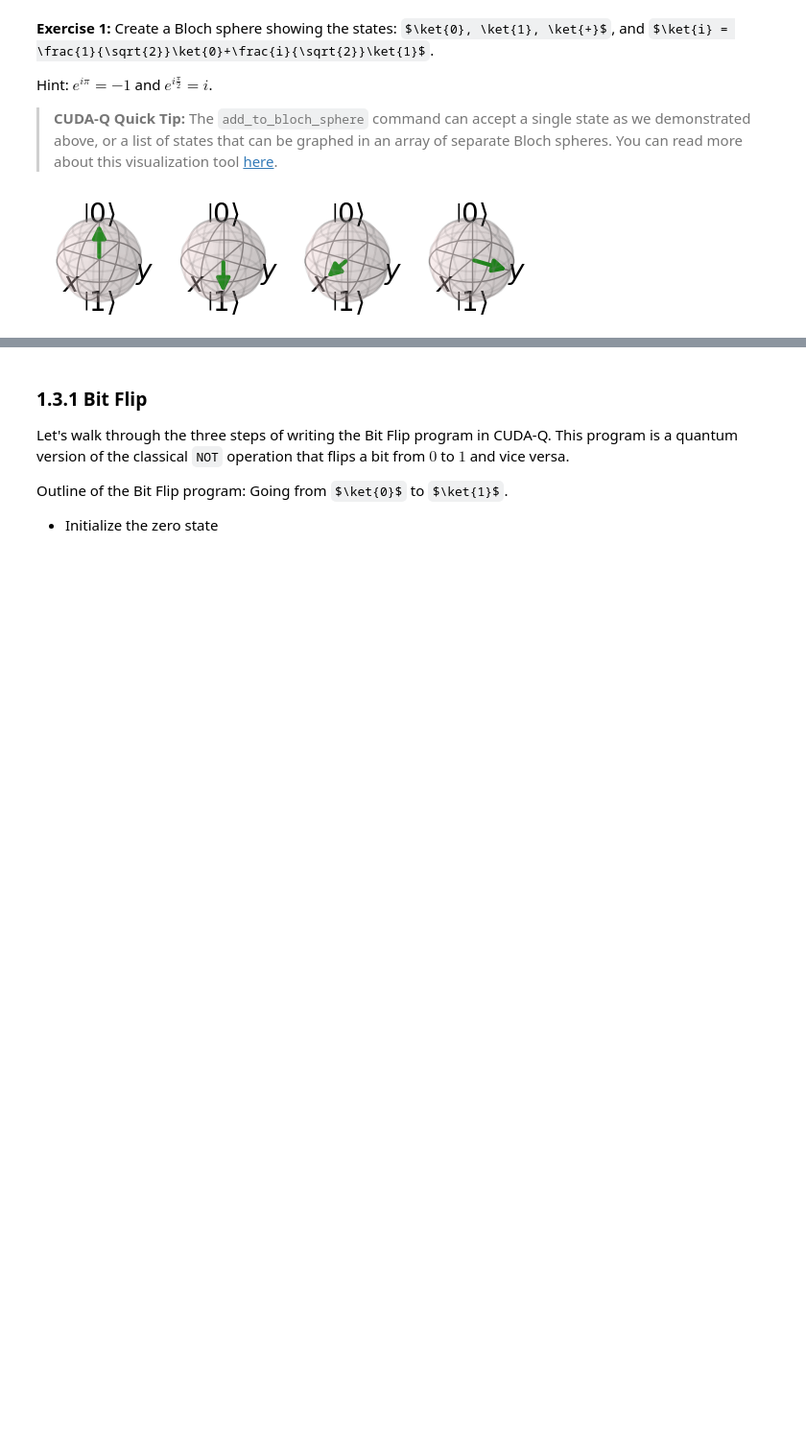
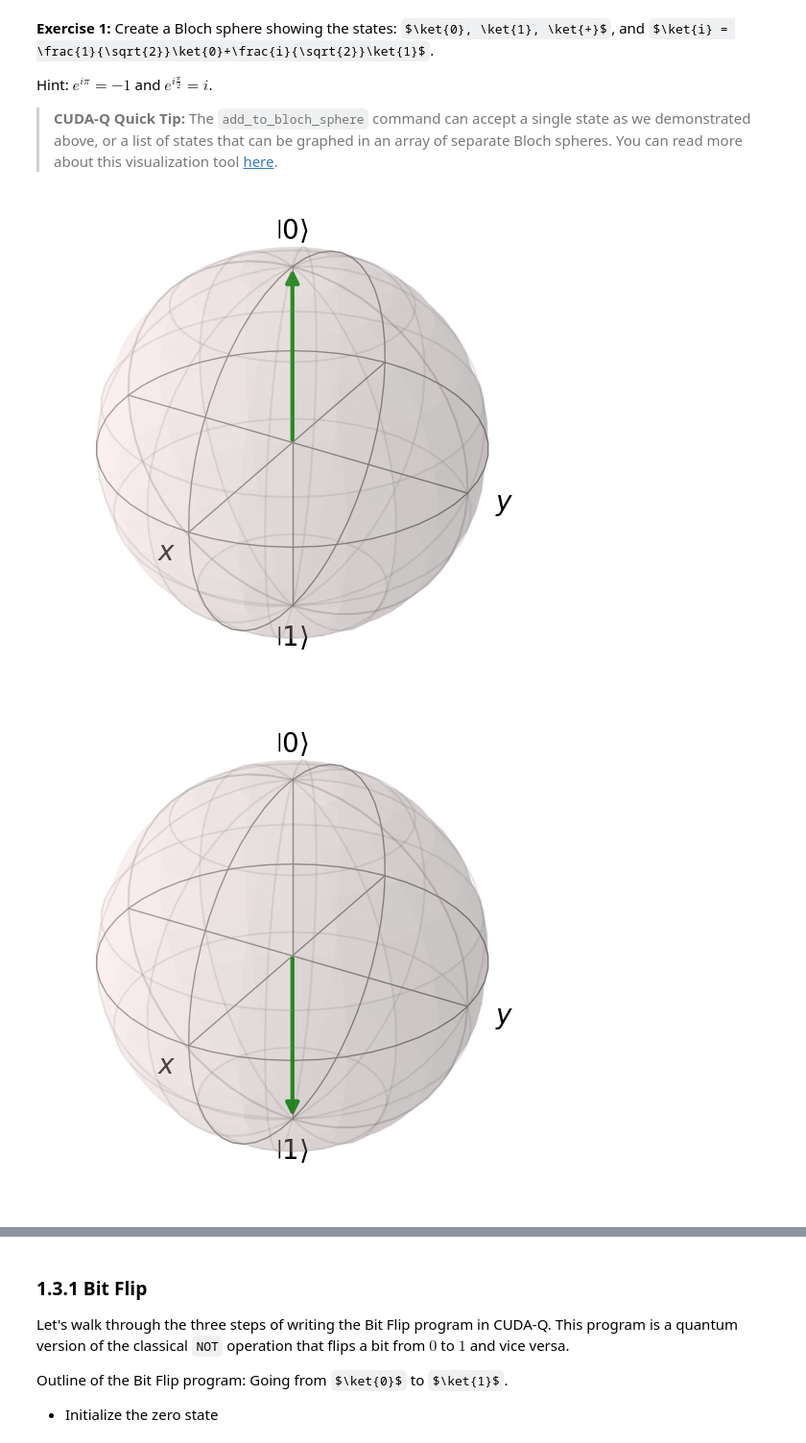
Before and after one commit to wolfatthegate/Cuda-Q-tutorials, a Jupyter notebook: cuda-q-academic-main/quick-start-to-quantum/01_quick_start_to_quantum.ipynb, the cells around one changed output, grey strips where cells are left out. Shown: that part at 96% size. Drawn from its saved outputs; the diff is of its cells as text; code cells hidden in the pictures; some formulas as TeX source; blank space fills up the shorter version.

```diff
--- a/cuda-q-academic-main/quick-start-to-quantum/01_quick_start_to_quantum.ipynb
+++ b/cuda-q-academic-main/quick-start-to-quantum/01_quick_start_to_quantum.ipynb
@@ -233,33 +233,34 @@ Hint: $e^{i\pi} = -1$ and $e^{i\frac{\pi}{2}}=i$.
 # First we define vectors for the coefficients alpha and beta
 # of the states |0>, |1>, |+>, and |i>, where each state is written
 # in the form |psi> = alpha|0> + beta|1> . Here alpha and beta are
 # of the form:
 # alpha = a_real + (a_imaginary)i
 # beta = b_real + (b_imaginary)i
 # with real values for the coefficients
 # a_real, a_imaginary, b_real, b_imaginary
 
 # c0 is a list of complex coefficients for the state |0>
 c0 = [complex(1, 0), complex(0, 0)] ###FIX_ME###
 c1 = [complex(0, 0), complex(1, 0)] ###FIX_ME###      # list of complex coefficients for the state |1>
 c2 = [complex(1/np.sqrt(2), 0), complex(1/np.sqrt(2), 0)]      # list of complex coefficients for the state |+>
 c3 = [complex(1/np.sqrt(2), 0), complex(0, 1/np.sqrt(2))] ###FIX_ME###      # list of complex coefficients for the state |i>
 
 list_of_states = [c0,c1,c2,c3]
 
 # Define a cudaq.kernel to represent the state with given coefficients
 @cudaq.kernel
 def kernel_for_state(c:list[complex]):
     q = cudaq.qvector(c)
 
 # Define a list of Bloch spheres, one sphere for each of the 4 states
 blochSphereList = []
 # Generate the 4 states by calling the kernel_for_state kernel for each list of coefficients
 for c in list_of_states:
     sphere = cudaq.add_to_bloch_sphere(cudaq.get_state(kernel_for_state, c))
-    blochSphereList.append(sphere)
+    cudaq.show(sphere)
 
 # Display the Bloch spheres side by side in 2 rows and 2 columns
-cudaq.show(blochSphereList, nrows=1, ncols=4)
+# cudaq.show(blochSphereList, nrows=2, ncols=2)
 # %% [output]
-[figure, old version]
+[figure, new version]
+[figure, added]
```
Also changed, not shown: parts of 1 cell of this notebook, 3 other files.
